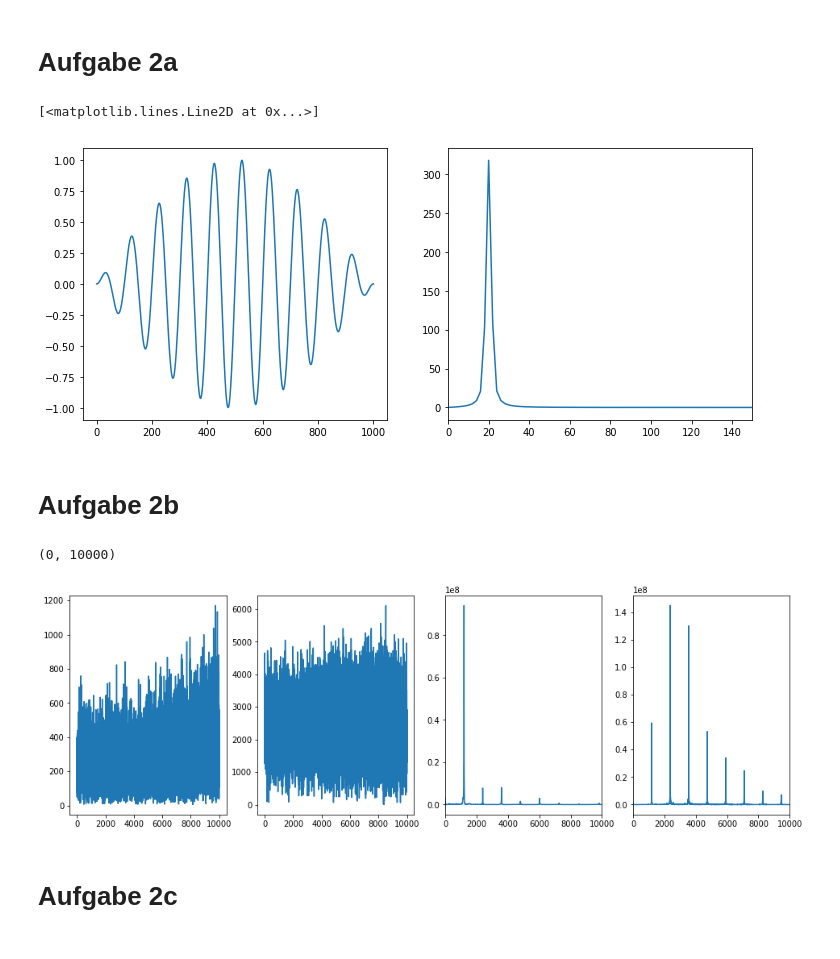
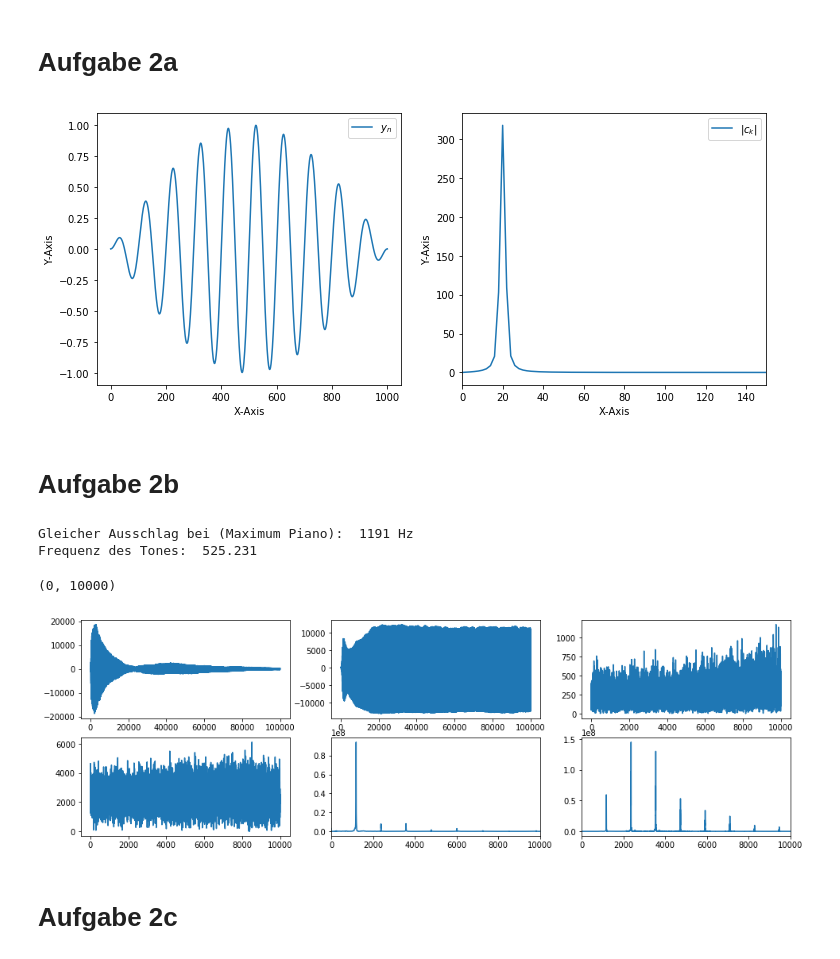
Before and after one commit to angewandte-mathe/Angewandte-Mathe, a Jupyter notebook: Blatt 2/Blatt 2.ipynb, the cells around one changed output. Saved outputs shown, nothing was run; the diff lists cells and outputs as text; code cells hidden in the pictures.

```diff
--- a/Blatt 2/Blatt 2.ipynb
+++ b/Blatt 2/Blatt 2.ipynb
@@ -17,42 +17,55 @@ yn = np.sin(np.pi * n/N) * np.sin(20 * np.pi* n/N)
 fourier = rfft(yn)
 
 plt.xlim(0,150)
-ax[0].plot(n,yn)
-ax[1].plot(nf,abs(fourier))
+ax[0].plot(n,yn, label="$y_n$")
+ax[1].plot(nf,abs(fourier), label = "$|c_k|$")
+
+for axis in ax:
+    axis.set_xlabel('X-Axis')
+    axis.set_ylabel('Y-Axis')
+    axis.legend()
 # %% [output]
-[<matplotlib.lines.Line2D at 0x...>]
-[figure, old version]
+[figure, new version]
 # %% [markdown]
 # Aufgabe 2b
 # %%
-fig, ax = plt.subplots(1,4,figsize = (16,5))
+fig, ax = plt.subplots(2,3,figsize = (16,5))
 
+t = np.linspace(0,100000,100000)
 n = np.linspace(0,10000,10000)
 u = np.linspace(0,50001,50001)
 
 piano = np.loadtxt("piano.txt",float)
 trumpet = np.loadtxt("trumpet.txt",float)
 
 piano_dft = rfft(piano)
 trumpet_dft = rfft(trumpet)
 
 piano_second = piano_dft
 trumpet_second = trumpet_dft
 piano_dft = piano_dft[-10000:]
 trumpet_dft = trumpet_dft[-10000:]
 
 
+print("Gleicher Ausschlag bei (Maximum Piano): ", (list(piano_second).index(max(piano_second))), "Hz")
+print("Frequenz des Tones: ", list(piano_second).index(max(piano_second)) / (len(piano) / 44100))
 
-ax[0].plot(n,abs(piano_dft))
-ax[1].plot(n,abs(trumpet_dft))
-ax[2].plot(u,abs(piano_second))
-# Ton D
-ax[3].plot(u,abs(trumpet_second))
-ax[2].set_xlim(0,10000)
-ax[3].set_xlim(0,10000)
+
+ax[0][0].plot(t,piano)
+ax[0][1].plot(t,trumpet)
+ax[0][2].plot(n,abs(piano_dft))
+ax[1][0].plot(n,abs(trumpet_dft))
+ax[1][1].plot(u,abs(piano_second))
+ax[1][2].plot(u,abs(trumpet_second))
+
+# Ton c'' mit 523,25
+ax[1][1].set_xlim(0,10000)
+ax[1][2].set_xlim(0,10000)
 # %% [output]
-(0, 10000)
+Gleicher Ausschlag bei (Maximum Piano):  1191 Hz
+Frequenz des Tones:  525.231
+(0, 10000)
-[figure, old version]
+[figure, new version]
 # %% [markdown]
 # Aufgabe 2c
 # %%
```
